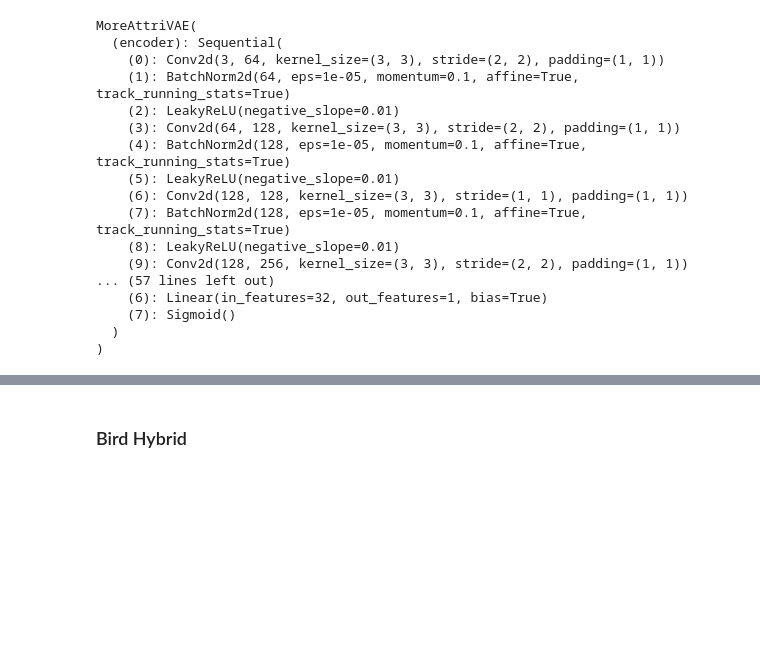
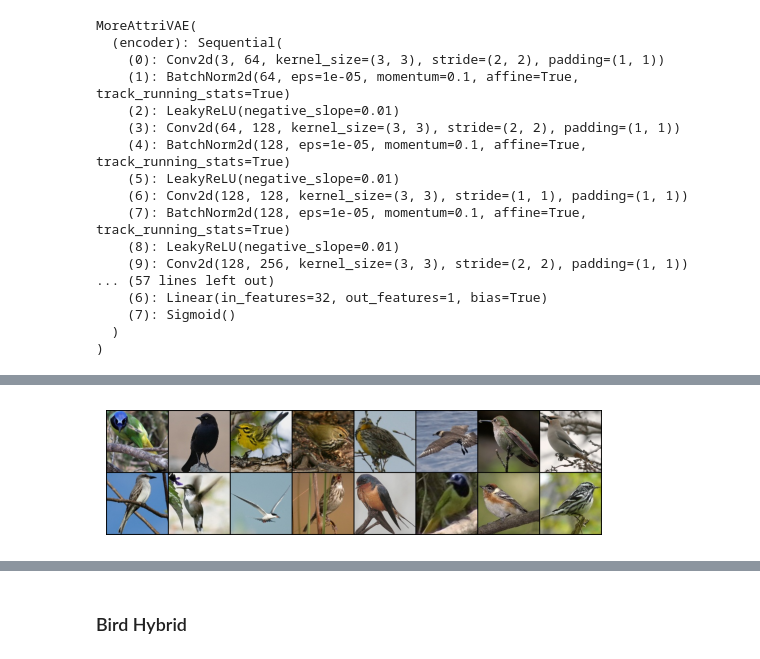
Before and after one commit to henrylwong/10615-project4-birdmerge, a Jupyter notebook: eval.ipynb, the cells around one changed output, grey strips where cells are left out. Saved outputs shown, nothing was run; the diff lists cells and outputs as text; code cells hidden in the pictures; blank space fills up the shorter version.

```diff
--- a/eval.ipynb
+++ b/eval.ipynb
@@ -98,6 +123,11 @@ train_loader = get_dataloader(options.IMG_PROCESSED_DIRPATH, options.IMGLIST_PRO
 # %%
 images, labels = next(iter(train_loader))
 images = images.to(DEVICE)
+# %%
+images_to_display = make_grid(images.view(16, 3, 128, 128), nrow = 8)
+show_image(images_to_display)
+# %% [output]
+[figure, added]
 # %%
 visualise_output(images, model)
 # %% [output]
```
Also changed, not shown: parts of 4 cells of this notebook.
